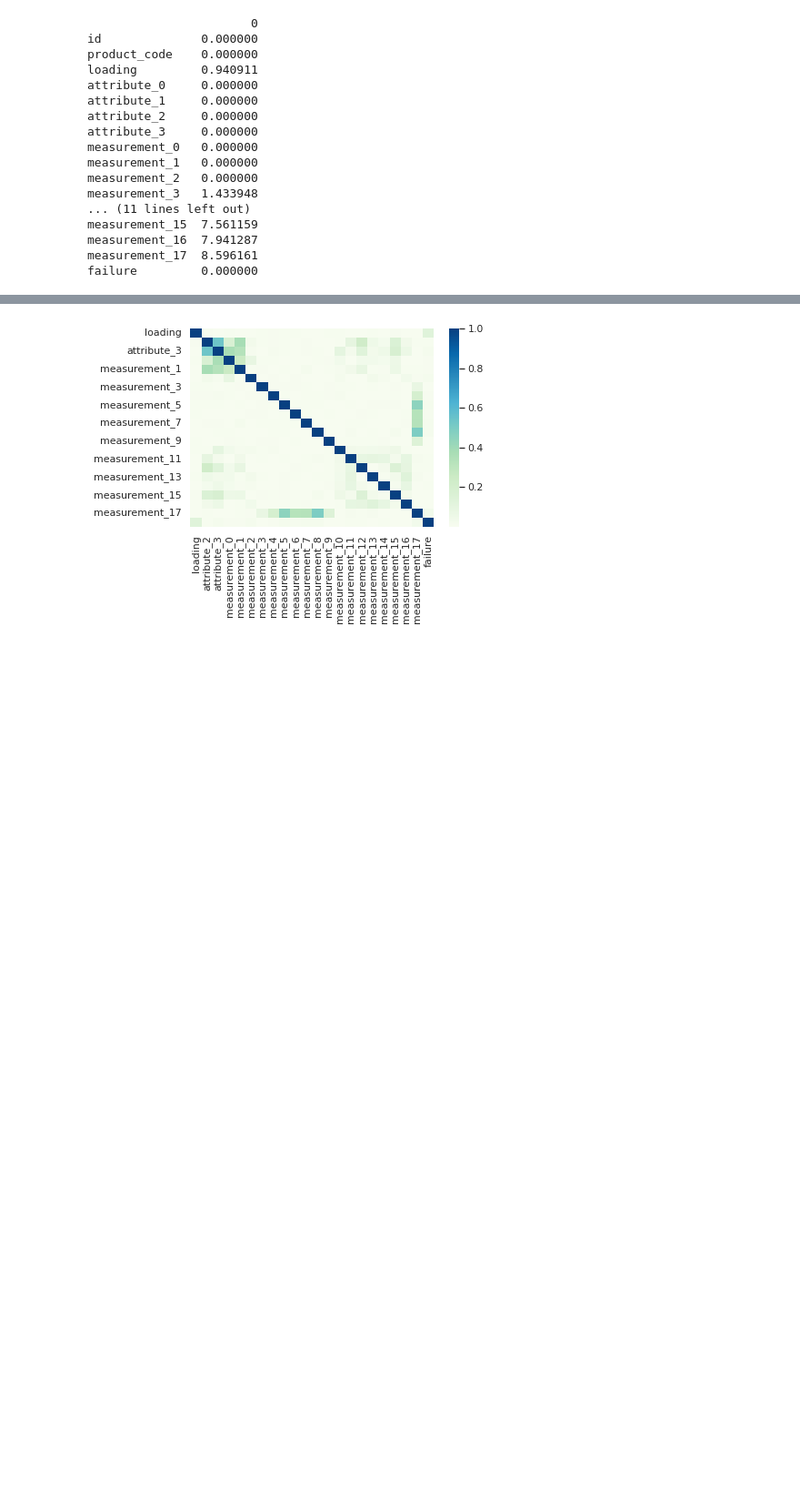
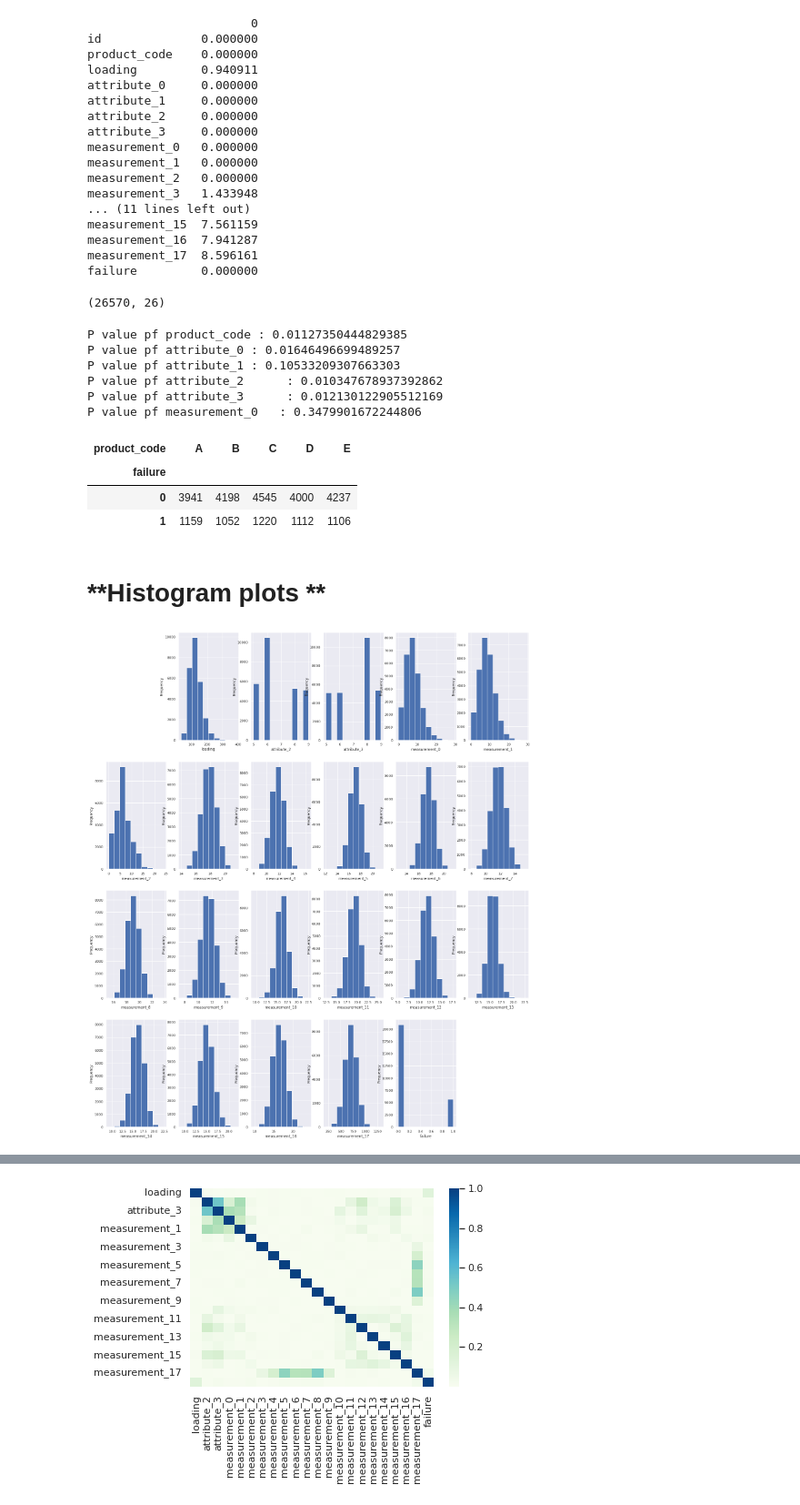
Before and after one commit to indhra/2019, a Jupyter notebook: playgroundseries-aug22.ipynb, the cells around one changed output, grey strips where cells are left out. Shown at 91% size. Cells and saved outputs as stored; diff of their text form; code cells hidden in the pictures; blank space fills up the shorter version.

```diff
--- a/playgroundseries-aug22.ipynb
+++ b/playgroundseries-aug22.ipynb
@@ -92,3 +103,60 @@ measurement_15  7.561159
 measurement_16  7.941287
 measurement_17  8.596161
 failure         0.000000
+# %%
+dd = main_data.drop_duplicates()
+dd.shape
+# %% [output]
+(26570, 26)
+# %%
+chi1 = chi2_contingency(pd.crosstab(main_data.failure, main_data.product_code))
+print('P value pf product_code :',chi1[1] )
+
+chi2 = chi2_contingency(pd.crosstab(main_data.failure, main_data.attribute_0))
+print('P value pf attribute_0 :',chi2[1] )
+
+chi3 = chi2_contingency(pd.crosstab(main_data.failure, main_data.attribute_1))
+print('P value pf attribute_1 :',chi3[1] )
+
+
+chi4 = chi2_contingency(pd.crosstab(main_data.failure, main_data.attribute_2     ))
+print('P value pf attribute_2      :',chi4[1] )
+
+
+chi5 = chi2_contingency(pd.crosstab(main_data.failure, main_data.attribute_3     ))
+print('P value pf attribute_3      :',chi5[1] )
+
+
+chi2 = chi2_contingency(pd.crosstab(main_data.failure, main_data.measurement_0  ))
+print('P value pf measurement_0   :',chi2[1] )
+# %% [output]
+P value pf product_code : 0.01127350444829385
+P value pf attribute_0 : 0.01646496699489257
+P value pf attribute_1 : 0.10533209307663303
+P value pf attribute_2      : 0.010347678937392862
+P value pf attribute_3      : 0.012130122905512169
+P value pf measurement_0   : 0.3479901672244806
+# %%
+ads = pd.crosstab(main_data.failure, main_data.product_code)
+ads
+# %% [output]
+| product_code | A | B | C | D | E |
+| failure |  |  |  |  |  |
+| 0 | 3941 | 4198 | 4545 | 4000 | 4237 |
+| 1 | 1159 | 1052 | 1220 | 1112 | 1106 |
+# %% [markdown]
+# **Histogram plots **
+# %%
+figr = plt.figure(figsize=(25,30))#,sharex=False,sharey=True)
+
+numerics = main_data.select_dtypes(exclude=['object'])
+inc = 0
+for kol in numerics.columns:
+
+    inc +=1
+    if kol=='id':continue
+    sub = figr.add_subplot(4,6,inc,)
+    sub.set_xlabel(kol)
+    numerics[kol].plot(kind='hist')
+# %% [output]
+[figure, added]
```
Also changed, not shown: parts of 37 cells of this notebook.
